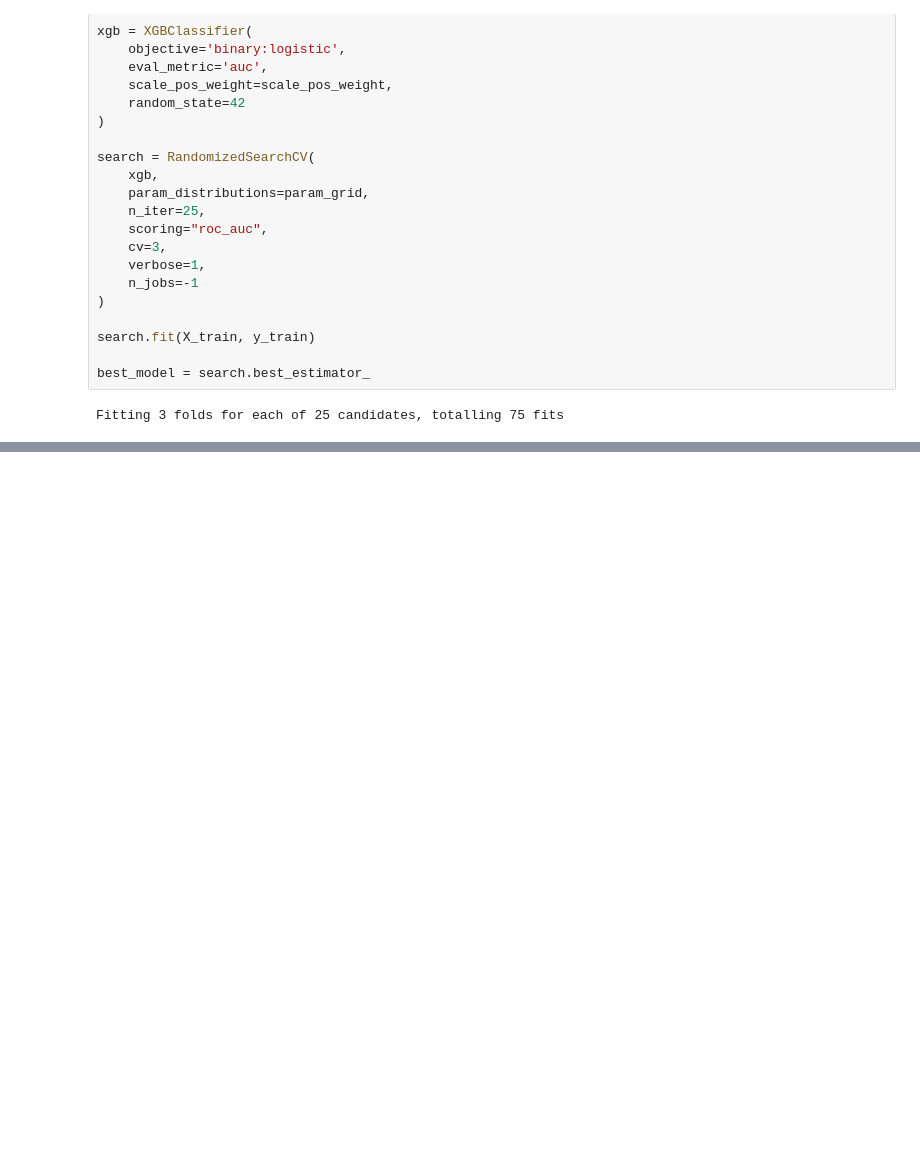
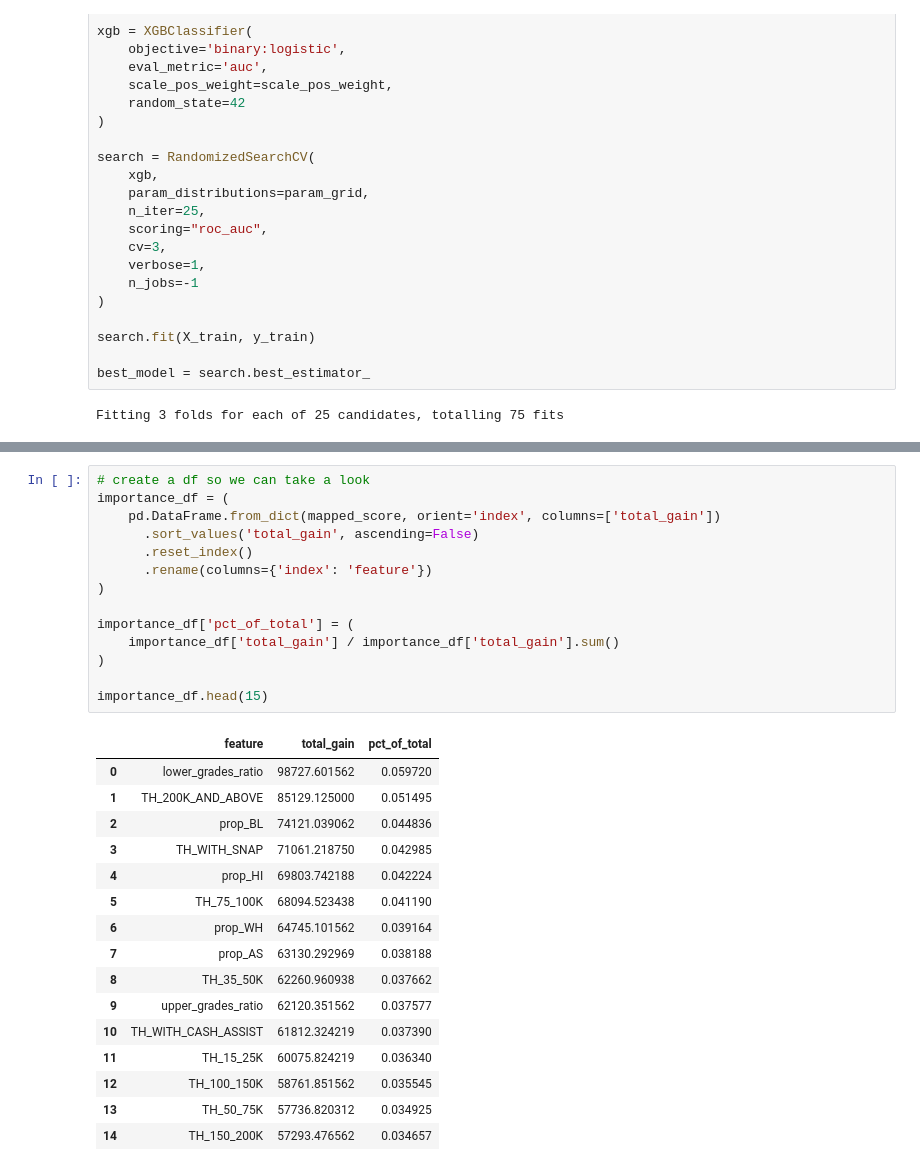
Before and after one commit to caparcom/Customer_Churn_Capstone, a Jupyter notebook: src/caleb_2.ipynb, the cells around one changed output, grey strips where cells are left out. Drawn from its saved outputs; the diff is of its cells as text; blank space fills up the shorter version.

```diff
--- a/src/caleb_2.ipynb
+++ b/src/caleb_2.ipynb
@@ -429,0 +487,31 @@ Based on above:
+# %%
+# create a df so we can take a look
+importance_df = (
+    pd.DataFrame.from_dict(mapped_score, orient='index', columns=['total_gain'])
+      .sort_values('total_gain', ascending=False)
+      .reset_index()
+      .rename(columns={'index': 'feature'})
+)
+
+importance_df['pct_of_total'] = (
+    importance_df['total_gain'] / importance_df['total_gain'].sum()
+)
+
+importance_df.head(15)
+# %% [output]
+|  | feature | total_gain | pct_of_total |
+| 0 | lower_grades_ratio | 98727.601562 | 0.059720 |
+| 1 | TH_200K_AND_ABOVE | 85129.125000 | 0.051495 |
+| 2 | prop_BL | 74121.039062 | 0.044836 |
+| 3 | TH_WITH_SNAP | 71061.218750 | 0.042985 |
+| 4 | prop_HI | 69803.742188 | 0.042224 |
+| 5 | TH_75_100K | 68094.523438 | 0.041190 |
+| 6 | prop_WH | 64745.101562 | 0.039164 |
+| 7 | prop_AS | 63130.292969 | 0.038188 |
+| 8 | TH_35_50K | 62260.960938 | 0.037662 |
+| 9 | upper_grades_ratio | 62120.351562 | 0.037577 |
+| 10 | TH_WITH_CASH_ASSIST | 61812.324219 | 0.037390 |
+| 11 | TH_15_25K | 60075.824219 | 0.036340 |
+| 12 | TH_100_150K | 58761.851562 | 0.035545 |
+| 13 | TH_50_75K | 57736.820312 | 0.034925 |
+| 14 | TH_150_200K | 57293.476562 | 0.034657 |
```
Also changed, not shown: parts of 22 cells of this notebook, 1 other file.
